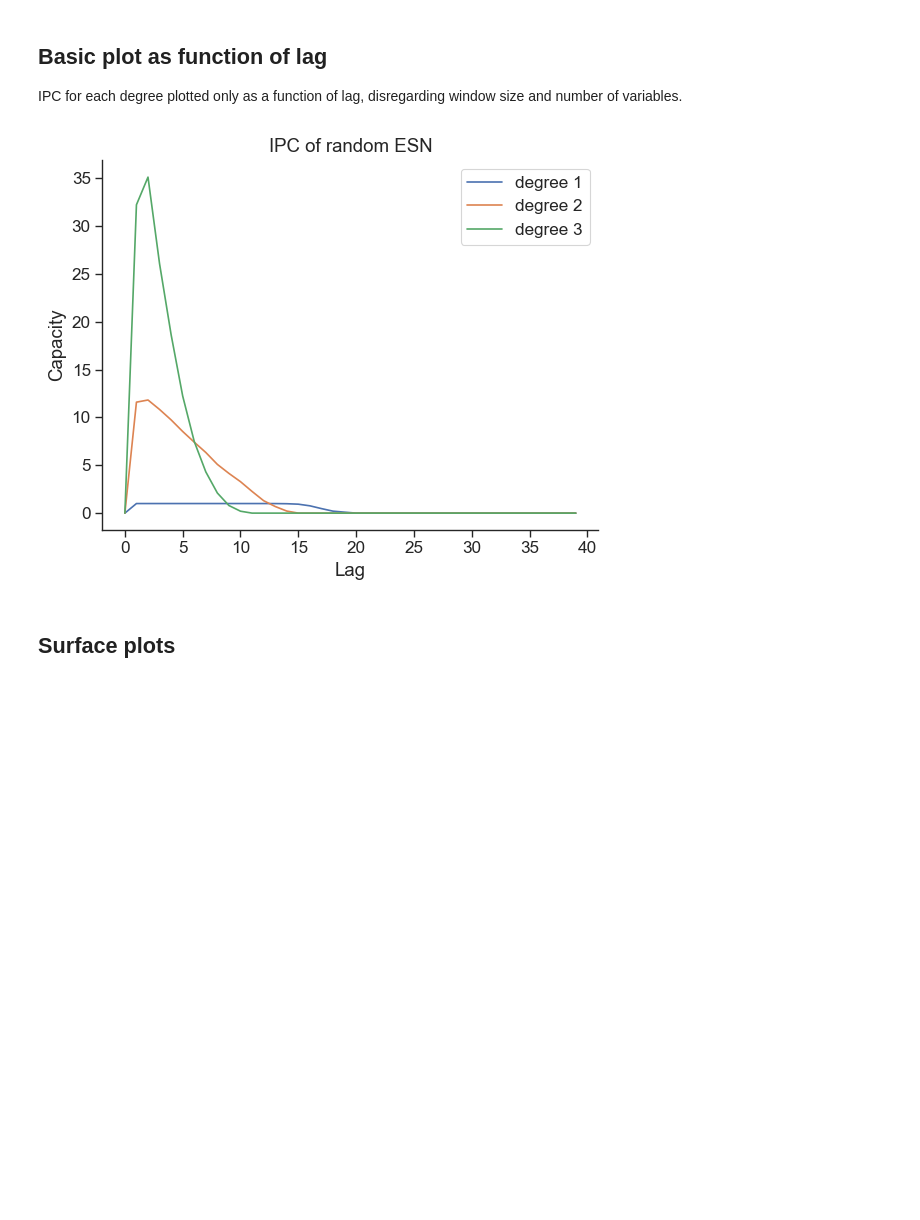
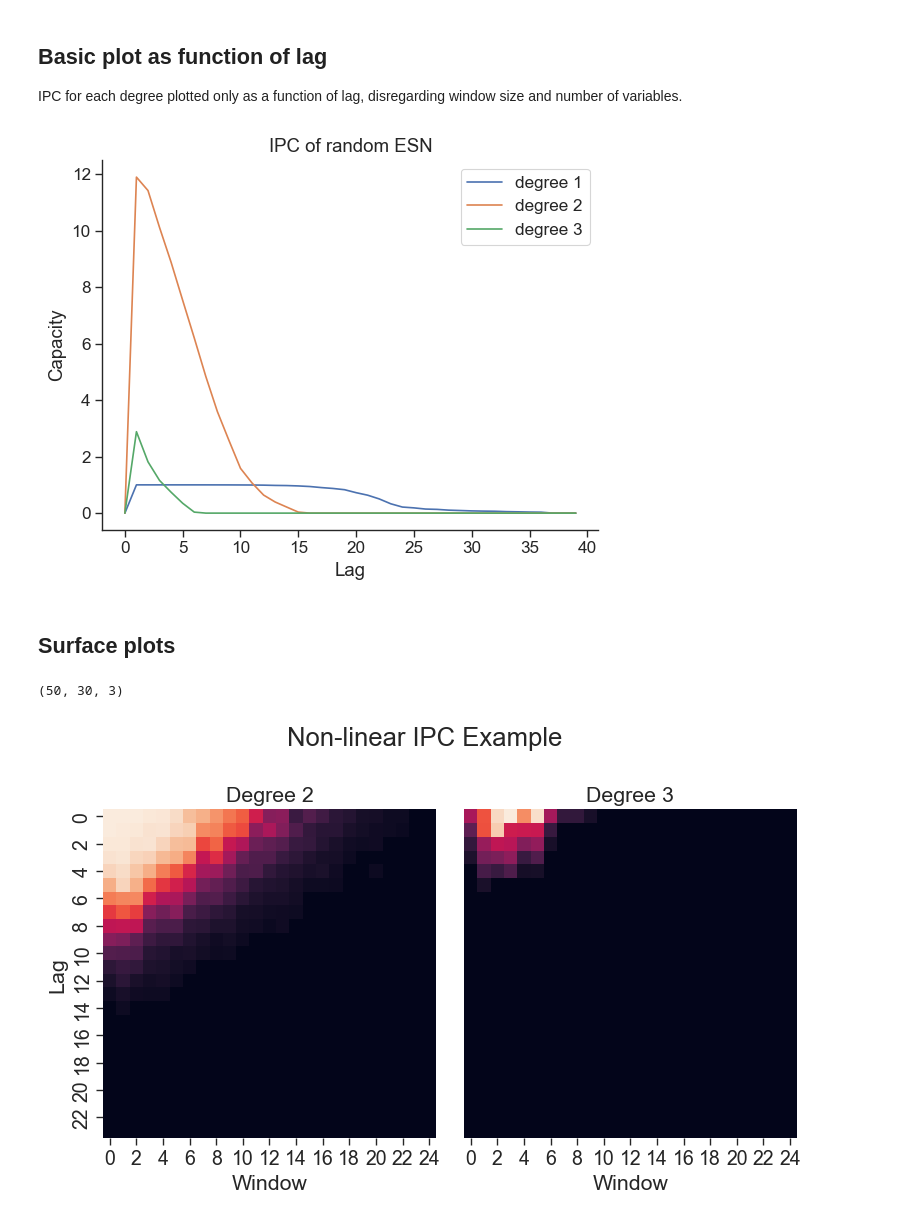
Before and after one commit to StefanIacob/DDN-public, a Jupyter notebook: capacitiesExample.ipynb, the cells around one changed output. Saved outputs shown, nothing was run; the diff lists cells and outputs as text; code cells hidden in the pictures; blank space fills up the shorter version.

Commit message:
Capacities examples

```diff
--- a/capacitiesExample.ipynb
+++ b/capacitiesExample.ipynb
@@ -37,9 +41,14 @@ def cap2mat(capacities,maxdel=1000,maxdeg=10,maxwin=10):
 ## Generate Network
 First we generate a random ESN
 # %%
-N = 300
-k = 1
-x_lim = [-1, 1]
-y_lim = [-1, 1]
-net_params = params_start_evolution(N, dt=1, k=k, x_lim=x_lim, y_lim=y_lim)
-start_net = populations.GMMPopulation(**net_params)
+# N = 300
+# k = 1
+# x_lim = [-1, 1]
+# y_lim = [-1, 1]
+# net_params = params_start_evolution(N, dt=1, k=k, x_lim=x_lim, y_lim=y_lim)
+# start_net = populations.GMMPopulation(**net_params)
+
+opt_path = "NARMA-30_results_23/NARMA30_old_bl_results_n101_k4_date_2024-03-18.p"
+
+random_network, optimized_network = get_example_networks(opt_path)
+start_net = random_network
@@ -63,6 +74,7 @@ We compute an IPC landscape based on reservoir activity and corresponding inputs
 # Define IPC search space
 max_lag = 40
 max_degree = 3
+max_window = 30
 params = {
     'mindel': 1,
     'mindeg': 1,
@@ -71,7 +83,7 @@ params = {
     'minvars': 1,
     'maxvars': 3,
     'minwindow': 0,
-    'maxwindow': 30,
+    'maxwindow': max_window,
     'm_delay': False,
     'm_degrees': False,
     'm_window': False,
@@ -103,6 +114,30 @@ plt.ylabel('Capacity')
 plt.xlabel('Lag')
 plt.savefig('figs_output/example_IPC.pdf')
 # %% [output]
-[figure, old version]
+[figure, new version]
 # %% [markdown]
 ## Surface plots
+# %%
+M = cap2mat(allcaps, maxdel = max_lag, maxdeg = max_degree, maxwin=30)
+
+sns.set_theme(style="ticks", font_scale=1.6, palette='deep', context='paper')
+
+fig, ax = plt.subplots(1, 2, figsize=(8,5), gridspec_kw={'width_ratios': [1, 1]})
+
+print(M.shape)
+sns.heatmap(M[1:25, :25, 1], ax=ax[0], cbar=False)
+sns.heatmap(M[1:25, :25, 2], ax=ax[1], cbar=False, yticklabels=False)
+# sns.heatmap(M[:, :, 3], ax=ax[2], cbar=False, yticklabels=False)
+ax[0].set_ylabel('Lag')
+ax[0].set_xlabel('Window')
+ax[1].set_xlabel('Window')
+# ax[2].set_xlabel('Window')
+ax[0].set_title('Degree 2')
+ax[1].set_title('Degree 3')
+# ax[2].set_title('Degree 4')
+fig.suptitle('Non-linear IPC Example')
+plt.tight_layout()
+plt.savefig('figs_output/example_IPC_window.pdf')
+# %% [output]
+(50, 30, 3)
+[figure, added]
```
Also changed, not shown: parts of 8 cells of this notebook, 3 other files.
